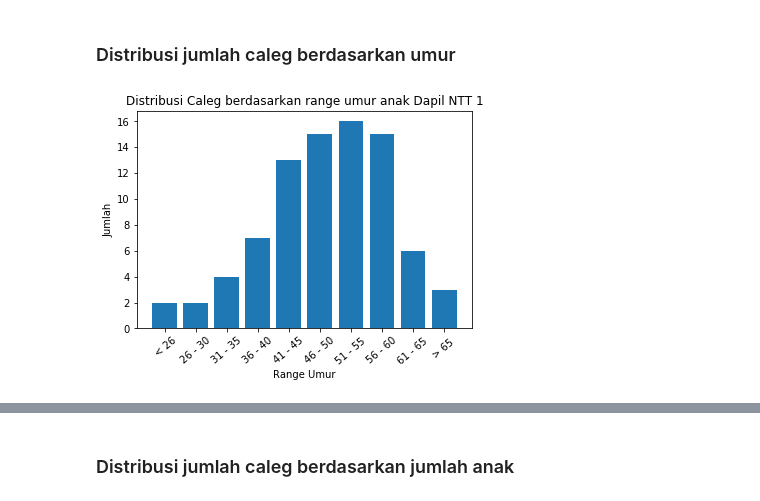
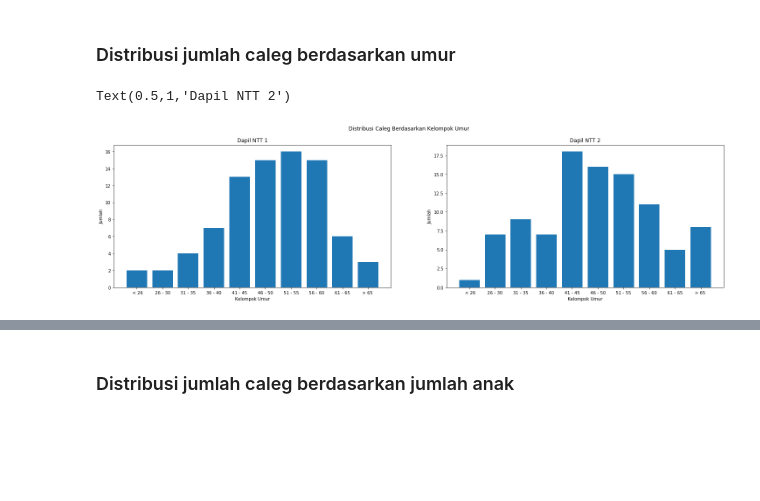
Before and after one commit to bayupaoh/pileg2019-ntt-analytic, a Jupyter notebook: pileg_drp_ntt_2019.ipynb, the cells around one changed output, grey strips where cells are left out. Cells and saved outputs as stored; diff of their text form; code cells hidden in the pictures; blank space fills up the shorter version.

```diff
--- a/pileg_drp_ntt_2019.ipynb
+++ b/pileg_drp_ntt_2019.ipynb
@@ -153,9 +172,0 @@ shoBarGraphic(label,value,"Agama","Jumlah","Distribusi Caleg berdasarkan Agama D
-# %%
-religionNtt2 = selectDataMySQL('SELECT agama,COUNT(agama) as jumlah FROM caleg_details WHERE dapil_id = 61 GROUP by agama ORDER by jumlah desc')
-label = []
-value = []
-for data in religionNtt2:
-    label.append(data[0])
-    value.append(data[1])
-
-shoBarGraphic(label,value,"Agama","Jumlah","Distribusi Caleg berdasarkan Agama Dapil NTT 2",10)
@@ -192,26 +221,58 @@ shoBarHorizontalGraphic(label,value,"Jumlah","Pendidikan","Distribusi Caleg berd
 # %% [markdown]
 ### Distribusi jumlah caleg berdasarkan umur
 # %%
+fig, (ntt1, ntt2) = plt.subplots(1, 2, figsize=(25, 6))
+fig.suptitle("Distribusi Caleg Berdasarkan Kelompok Umur")
+
 ageNtt1 = selectDataMySQL("SELECT CASE WHEN age <= 25 THEN ' < 26'"
 		+"WHEN age BETWEEN 26 and 30 THEN '26 - 30'"
         +"WHEN age BETWEEN 31 and 35 THEN '31 - 35' "
         +"WHEN age BETWEEN 36 and 40 THEN '36 - 40' "
         +"WHEN age BETWEEN 41 and 45 THEN '41 - 45' "
         +"WHEN age BETWEEN 46 and 50 THEN '46 - 50' "
         +"WHEN age BETWEEN 51 and 55 THEN '51 - 55' "
         +"WHEN age BETWEEN 56 and 60 THEN '56 - 60' "
         +"WHEN age BETWEEN 61 and 65 THEN '61 - 65' "
         +"WHEN age > 65 THEN '> 65 ' "
         +"END as range_umur, "
         +"COUNT(*) AS jumlah "
         +"FROM (SELECT YEAR(CURDATE()) - YEAR(STR_TO_DATE(tanggal_lahir,'%d/%m/%Y')) AS age FROM caleg_details WHERE dapil_id=60)  as dummy_table GROUP BY range_umur ORDER BY range_umur")
 
 label = []
 value = []
 for data in ageNtt1:
     label.append(data[0])
     value.append(data[1])
 
-shoBarGraphic(label,value,"Range Umur","Jumlah","Distribusi Caleg berdasarkan range umur anak Dapil NTT 1",40)
+ntt1 = shoBarGraphicSubPlot(ntt1,label,value)
+ntt1.set_xlabel('Kelompok Umur')
+ntt1.set_ylabel('Jumlah')
+ntt1.set_title('Dapil NTT 1')
+
+ageNtt1 = selectDataMySQL("SELECT CASE WHEN age <= 25 THEN ' < 26'"
+		+"WHEN age BETWEEN 26 and 30 THEN '26 - 30'"
+        +"WHEN age BETWEEN 31 and 35 THEN '31 - 35' "
+        +"WHEN age BETWEEN 36 and 40 THEN '36 - 40' "
+        +"WHEN age BETWEEN 41 and 45 THEN '41 - 45' "
+        +"WHEN age BETWEEN 46 and 50 THEN '46 - 50' "
+        +"WHEN age BETWEEN 51 and 55 THEN '51 - 55' "
+        +"WHEN age BETWEEN 56 and 60 THEN '56 - 60' "
+        +"WHEN age BETWEEN 61 and 65 THEN '61 - 65' "
+        +"WHEN age > 65 THEN '> 65 ' "
+        +"END as range_umur, "
+        +"COUNT(*) AS jumlah "
+        +"FROM (SELECT YEAR(CURDATE()) - YEAR(STR_TO_DATE(tanggal_lahir,'%d/%m/%Y')) AS age FROM caleg_details WHERE dapil_id=61)  as dummy_table GROUP BY range_umur ORDER BY range_umur")
+
+label = []
+value = []
+for data in ageNtt1:
+    label.append(data[0])
+    value.append(data[1])
+
+ntt2 = shoBarGraphicSubPlot(ntt2,label,value)
+ntt2.set_xlabel('Kelompok Umur')
+ntt2.set_ylabel('Jumlah')
+ntt2.set_title('Dapil NTT 2')
 # %% [output]
+Text(0.5,1,'Dapil NTT 2')
-[figure, old version]
+[figure, new version]
```
Also changed, not shown: parts of 14 cells of this notebook.
